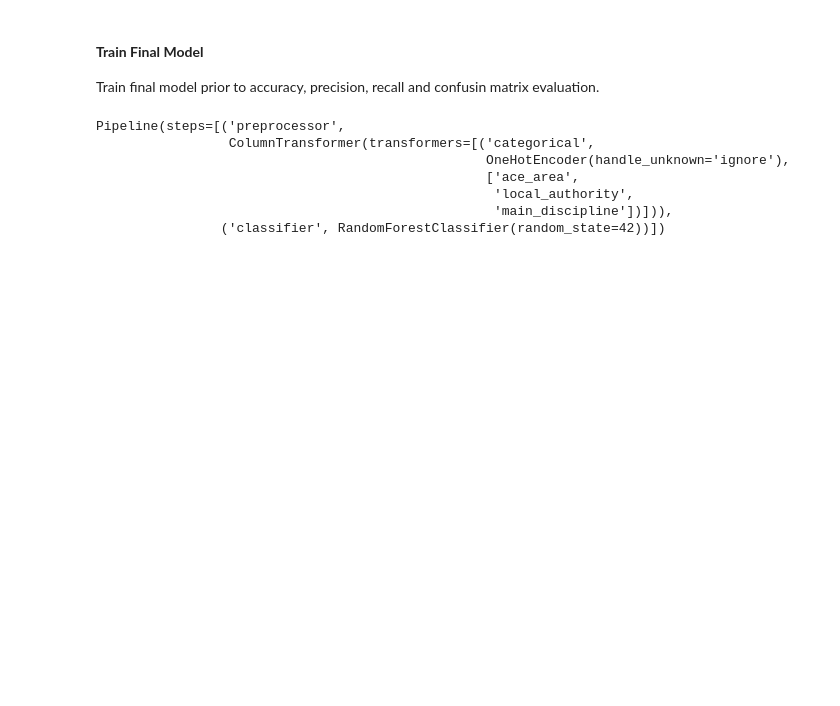
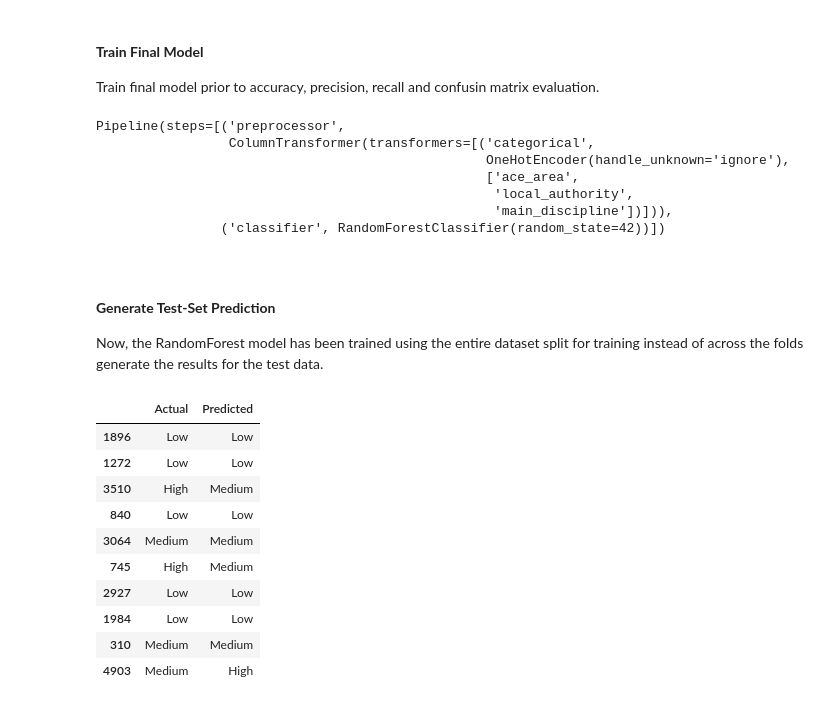
Before and after one commit to vik4t11/Arts-Council-England-Awards-Painted-by-Numbers, a Jupyter notebook: notebooks/4_machine_learning_model.ipynb, the cells around one changed output. Drawn from its saved outputs; the diff is of its cells as text; code cells hidden in the pictures; blank space fills up the shorter version.

Commit message:
generate test-set predictions and display results in dataframe

```diff
--- a/notebooks/4_machine_learning_model.ipynb
+++ b/notebooks/4_machine_learning_model.ipynb
@@ -250,3 +250,33 @@ Pipeline(steps=[('preprocessor',
                                                    'local_authority',
                                                    'main_discipline'])])),
                 ('classifier', RandomForestClassifier(random_state=42))])
+# %% [markdown]
+</b>
+# %% [markdown]
+#### **Generate Test-Set Prediction**
+
+Now, the RandomForest model has been trained using the entire dataset split for training instead of across the folds generate the results for the test data.
+# %%
+# Predict funding tiers for the unseen test data
+y_pred = rf_pipeline.predict(X_test)
+
+# Display the results in dataframe format for better readability
+results_df = pd.DataFrame({
+    "Actual": y_test,
+    "Predicted": y_pred
+})
+
+# Display the first 10 predictions alongside actual values
+results_df.head(10)
+# %% [output]
+|  | Actual | Predicted |
+| 1896 | Low | Low |
+| 1272 | Low | Low |
+| 3510 | High | Medium |
+| 840 | Low | Low |
+| 3064 | Medium | Medium |
+| 745 | High | Medium |
+| 2927 | Low | Low |
+| 1984 | Low | Low |
+| 310 | Medium | Medium |
+| 4903 | Medium | High |
```
